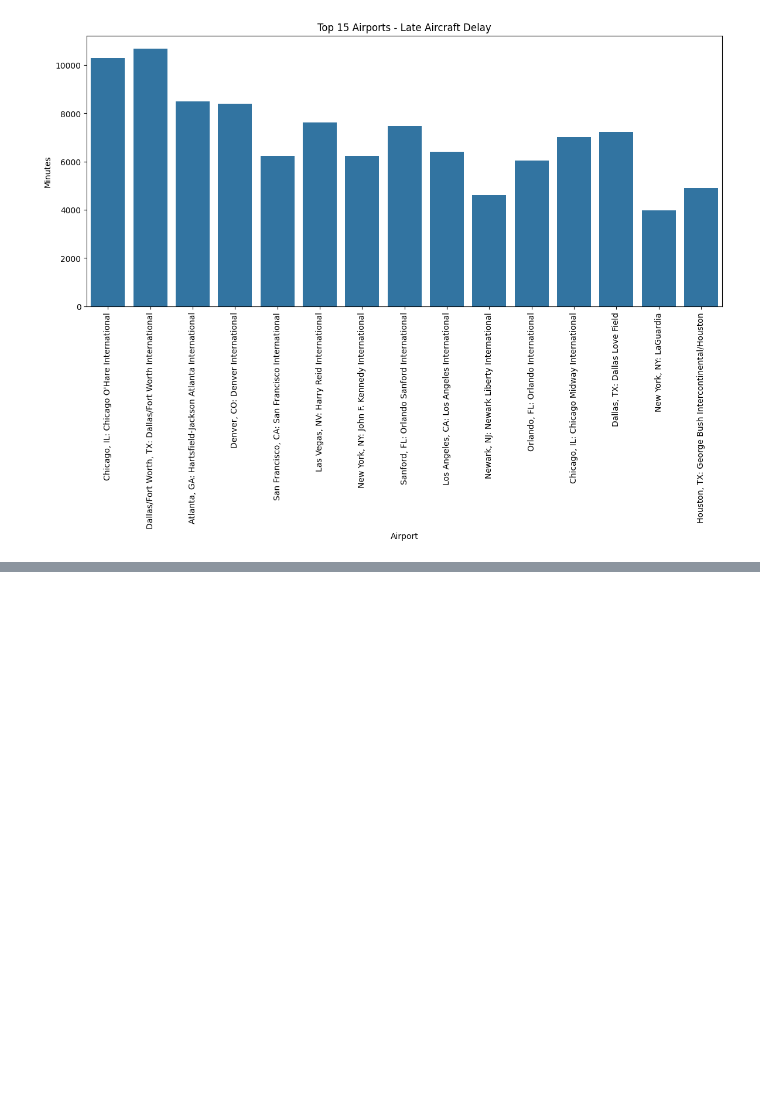
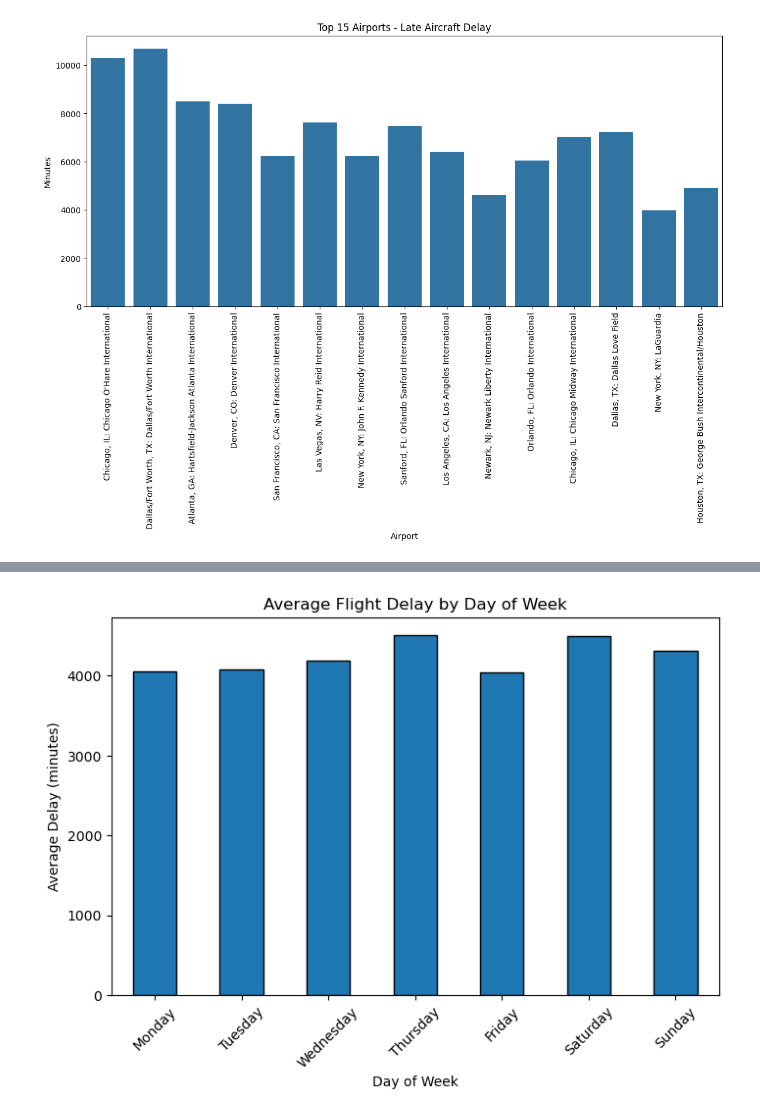
Before and after one commit to rayyan448/flight-delay-analysis, a Jupyter notebook: flight_analysis.ipynb, the cells around one changed output, grey strips where cells are left out. Saved outputs shown, nothing was run; the diff lists cells and outputs as text; code cells hidden in the pictures; blank space fills up the shorter version.

```diff
--- a/flight_analysis.ipynb
+++ b/flight_analysis.ipynb
@@ -791,0 +837,29 @@ plt.show()
+# %%
+import pandas as pd
+import matplotlib.pyplot as plt
+
+# Load dataset
+df = pd.read_csv("Airline_Delay_Cause.csv")
+
+# Combine year + month into a Date column (set to 1st of month)
+df["DATE"] = pd.to_datetime(df["year"].astype(str) + "-" + df["month"].astype(str) + "-01")
+df.set_index("DATE", inplace=True)
+
+# Extract weekday from index
+df["DayOfWeek"] = df.index.day_name()
+
+# Group by weekday -> average delay
+avg_delay_by_day = df.groupby("DayOfWeek")["arr_delay"].mean().reindex(
+    ["Monday","Tuesday","Wednesday","Thursday","Friday","Saturday","Sunday"]
+)
+
+# Plot
+plt.figure(figsize=(8,5))
+avg_delay_by_day.plot(kind='bar', edgecolor='black')
+plt.title("Average Flight Delay by Day of Week")
+plt.xlabel("Day of Week")
+plt.ylabel("Average Delay (minutes)")
+plt.xticks(rotation=45)
+plt.show()
+# %% [output]
+[figure, added]
```
Also changed, not shown: parts of 2 cells of this notebook, 1 other file.
